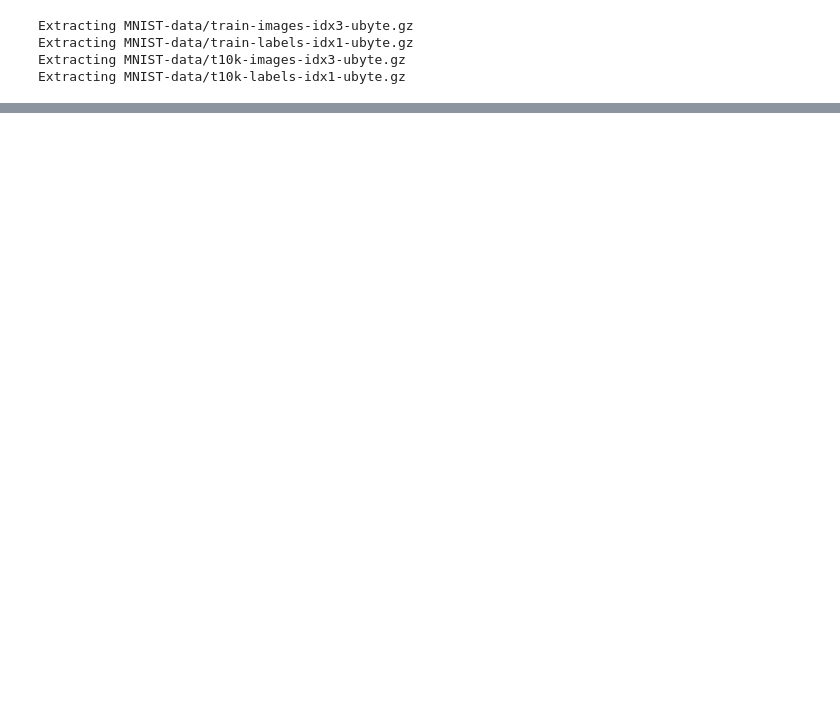
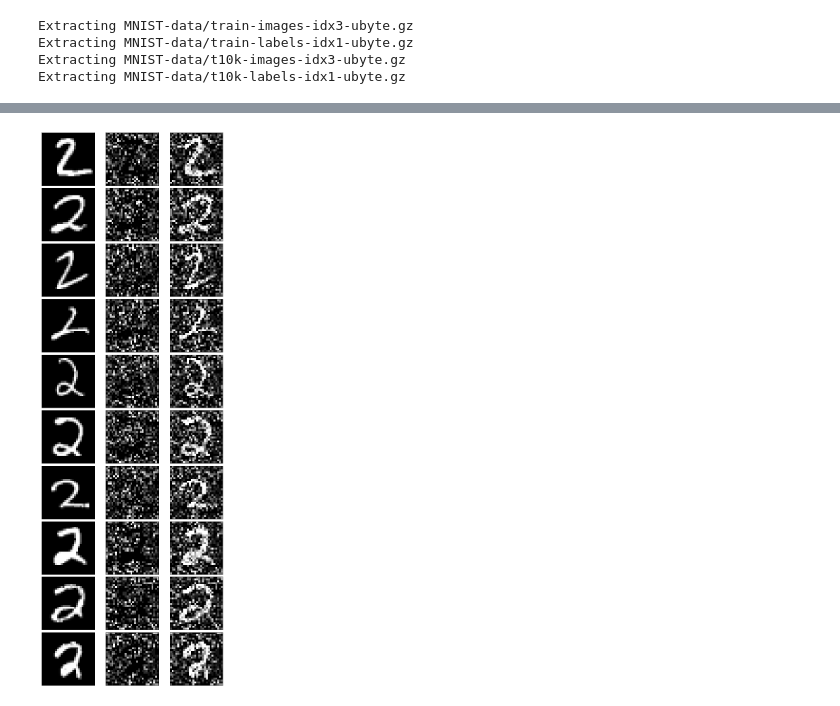
Before and after one commit to ndey96/adversarial-mnist, a Jupyter notebook: adversarial_mnist.ipynb, the cells around one changed output, grey strips where cells are left out. Saved outputs shown, nothing was run; the diff lists cells and outputs as text; code cells hidden in the pictures; blank space fills up the shorter version.

```diff
--- a/adversarial_mnist.ipynb
+++ b/adversarial_mnist.ipynb
@@ -5,13 +7,13 @@ import numpy as np
 # Load MNIST dataset
 mnist = tf.contrib.learn.datasets.load_dataset("mnist")
 X_train = mnist.train.images  # Returns np.array
-y_train = np.asarray(mnist.train.labels, dtype=np.int32)
+train_labels = np.asarray(mnist.train.labels, dtype=np.int32)
 X_test = mnist.test.images  # Returns np.array
-y_test = np.asarray(mnist.test.labels, dtype=np.int32)
+test_labels = np.asarray(mnist.test.labels, dtype=np.int32)
 
 to_categorical = tf.keras.utils.to_categorical
-y_train = to_categorical(y_train)
-y_test = to_categorical(y_test)
+y_train = to_categorical(train_labels,10)
+y_test = to_categorical(test_labels,10)
 # %% [output]
 Extracting MNIST-data/train-images-idx3-ubyte.gz
 Extracting MNIST-data/train-labels-idx1-ubyte.gz
@@ -172,0 +259,22 @@ array([[0.09406996, 0.06860119, 0.09676023, 0.13229975, 0.0853923 ,
+# %%
+fig = plt.figure(figsize=(10, 30))
+gs = gridspec.GridSpec(10, 3, wspace=0.05, hspace=0.05)
+
+for i in range(10):
+    orig_img = np.reshape(X_test[idxs_of_two[i]], (28,28))
+    adv_img = X_adv[i]
+    noise_img = np.clip(adv_img - orig_img, 0, 1)
+    ax = fig.add_subplot(gs[i, 0])
+    ax.imshow(orig_img, cmap='gray', interpolation='none')
+    ax.set_xticks([])
+    ax.set_yticks([])
+    ax = fig.add_subplot(gs[i, 1])
+    ax.imshow(noise_img, cmap='gray', interpolation='none')
+    ax.set_xticks([])
+    ax.set_yticks([])
+    ax = fig.add_subplot(gs[i, 2])
+    ax.imshow(adv_img, cmap='gray', interpolation='none')
+    ax.set_xticks([])
+    ax.set_yticks([])
+# %% [output]
+[figure, added]
```
Also changed, not shown: parts of 9 cells of this notebook.
